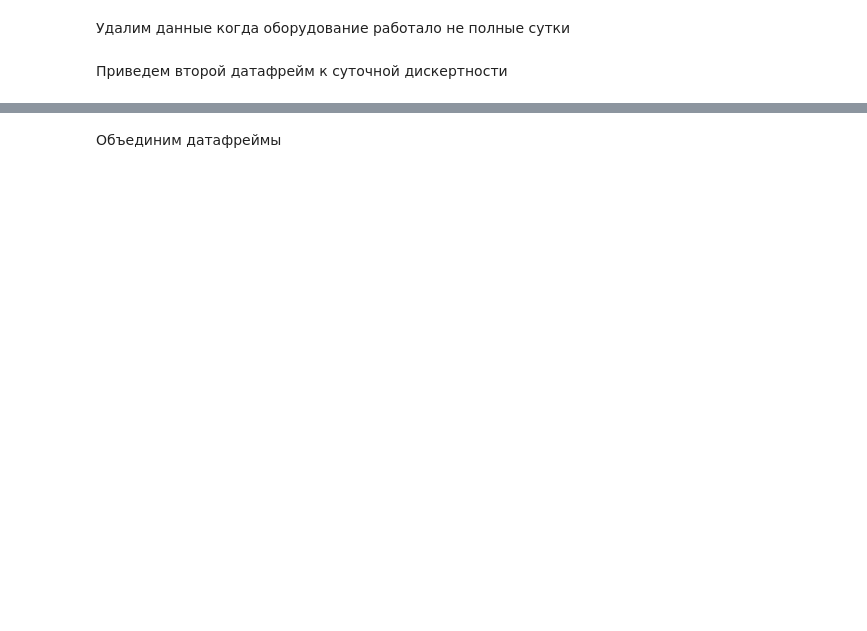
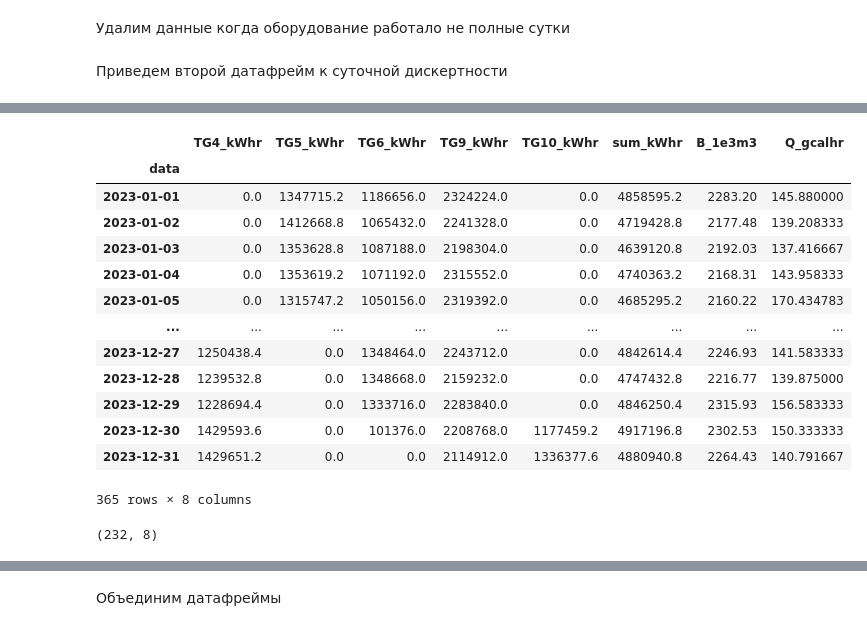
Before and after one commit to ArtyomShabunin/SMOPA, a Jupyter notebook: lesson_1.ipynb, the cells around one changed output, grey strips where cells are left out. Saved outputs shown, nothing was run; the diff lists cells and outputs as text; code cells hidden in the pictures; blank space fills up the shorter version.

```diff
--- a/lesson_1.ipynb
+++ b/lesson_1.ipynb
@@ -918,2 +1050,42 @@ df1.shape
+# %%
+df1.resample('1d').agg({
+    'TG4_kWhr': 'sum',
+    'TG5_kWhr': 'sum',
+    'TG6_kWhr': 'sum',
+    'TG9_kWhr': 'sum',
+    'TG10_kWhr': 'sum',
+    'sum_kWhr': 'sum',
+    'B_1e3m3': 'sum',
+    'Q_gcalhr': 'mean',
+})
+# %% [output]
+|  | TG4_kWhr | TG5_kWhr | TG6_kWhr | TG9_kWhr | TG10_kWhr | sum_kWhr | B_1e3m3 | Q_gcalhr |
+| data |  |  |  |  |  |  |  |  |
+| 2023-01-01 | 0.0 | 1347715.2 | 1186656.0 | 2324224.0 | 0.0 | 4858595.2 | 2283.20 | 145.880000 |
+| 2023-01-02 | 0.0 | 1412668.8 | 1065432.0 | 2241328.0 | 0.0 | 4719428.8 | 2177.48 | 139.208333 |
+| 2023-01-03 | 0.0 | 1353628.8 | 1087188.0 | 2198304.0 | 0.0 | 4639120.8 | 2192.03 | 137.416667 |
+| 2023-01-04 | 0.0 | 1353619.2 | 1071192.0 | 2315552.0 | 0.0 | 4740363.2 | 2168.31 | 143.958333 |
+| 2023-01-05 | 0.0 | 1315747.2 | 1050156.0 | 2319392.0 | 0.0 | 4685295.2 | 2160.22 | 170.434783 |
+| ... | ... | ... | ... | ... | ... | ... | ... | ... |
+| 2023-12-27 | 1250438.4 | 0.0 | 1348464.0 | 2243712.0 | 0.0 | 4842614.4 | 2246.93 | 141.583333 |
+| 2023-12-28 | 1239532.8 | 0.0 | 1348668.0 | 2159232.0 | 0.0 | 4747432.8 | 2216.77 | 139.875000 |
+| 2023-12-29 | 1228694.4 | 0.0 | 1333716.0 | 2283840.0 | 0.0 | 4846250.4 | 2315.93 | 156.583333 |
+| 2023-12-30 | 1429593.6 | 0.0 | 101376.0 | 2208768.0 | 1177459.2 | 4917196.8 | 2302.53 | 150.333333 |
+| 2023-12-31 | 1429651.2 | 0.0 | 0.0 | 2114912.0 | 1336377.6 | 4880940.8 | 2264.43 | 140.791667 |
+365 rows × 8 columns
+# %%
+df1 = df1.resample('1d').agg({
+    'TG4_kWhr': 'sum',
+    'TG5_kWhr': 'sum',
+    'TG6_kWhr': 'sum',
+    'TG9_kWhr': 'sum',
+    'TG10_kWhr': 'sum',
+    'sum_kWhr': 'sum',
+    'B_1e3m3': 'sum',
+    'Q_gcalhr': 'mean',
+}).loc[df2.index,:]
+df1.shape
+# %% [output]
+(232, 8)
 # %%
 df2.shape
```
Also changed, not shown: parts of 31 cells of this notebook.
